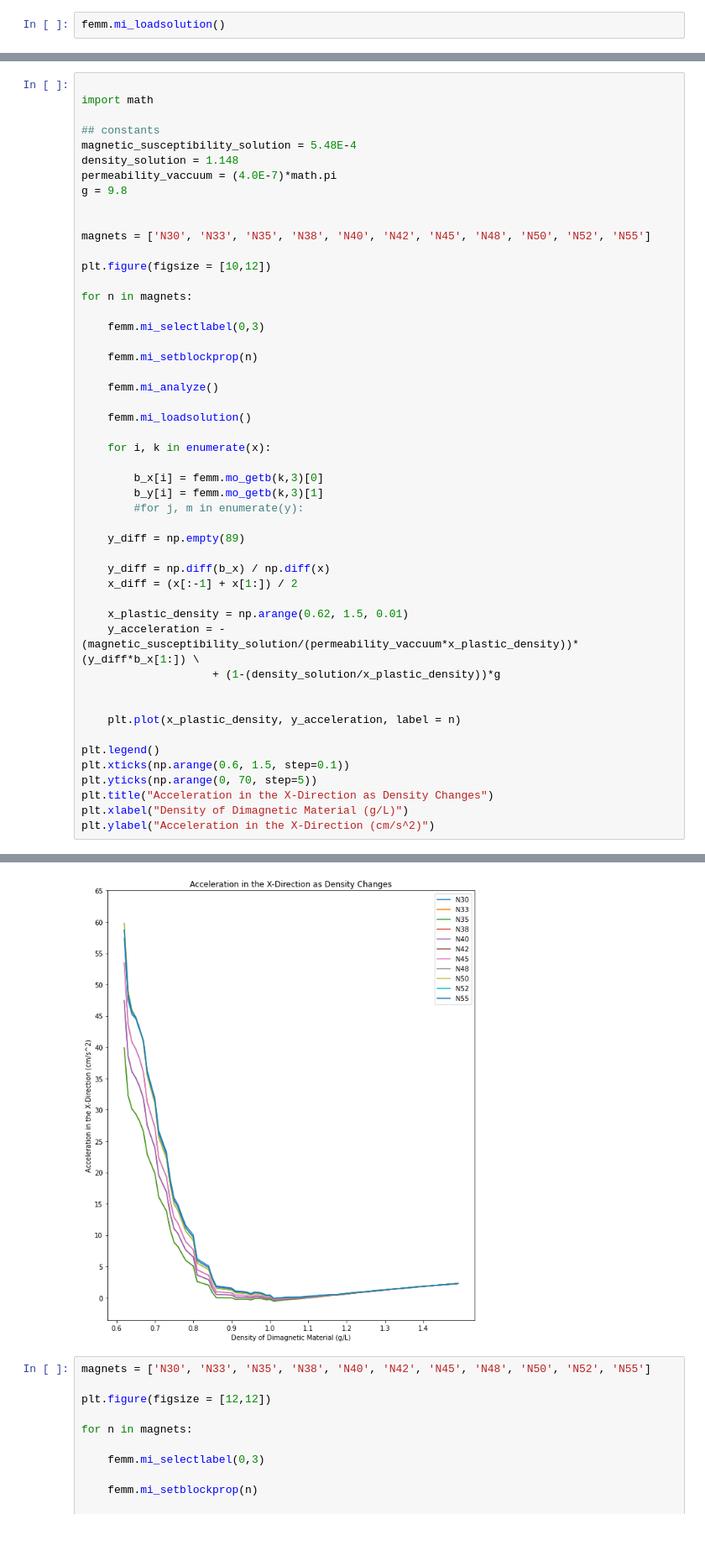
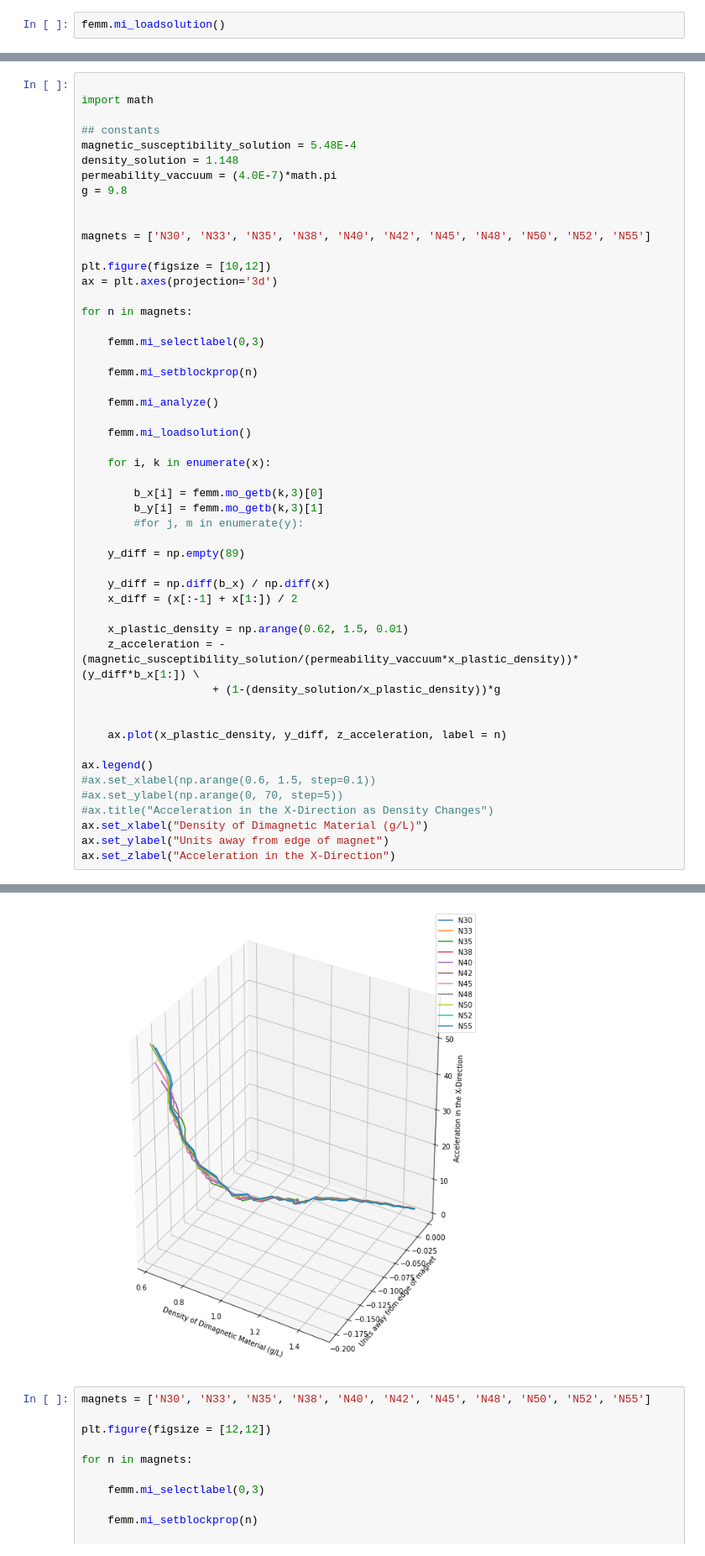
Before and after one commit to anamat21/magnetic-projection-research, a Jupyter notebook: Research/Magnetic_Projection.ipynb, the cells around one changed output, grey strips where cells are left out. Shown at 84% size. Saved outputs shown, nothing was run; the diff lists cells and outputs as text.

Commit message:
making 3d plot

```diff
--- a/Research/Magnetic_Projection.ipynb
+++ b/Research/Magnetic_Projection.ipynb
@@ -114,6 +114,7 @@ g = 9.8
 magnets = ['N30', 'N33', 'N35', 'N38', 'N40', 'N42', 'N45', 'N48', 'N50', 'N52', 'N55']
 
 plt.figure(figsize = [10,12])
+ax = plt.axes(projection='3d')
 
 for n in magnets:
 
@@ -137,16 +138,17 @@ for n in magnets:
     x_diff = (x[:-1] + x[1:]) / 2
 
     x_plastic_density = np.arange(0.62, 1.5, 0.01)
-    y_acceleration = -(magnetic_susceptibility_solution/(permeability_vaccuum*x_plastic_density))*(y_diff*b_x[1:]) \
+    z_acceleration = -(magnetic_susceptibility_solution/(permeability_vaccuum*x_plastic_density))*(y_diff*b_x[1:]) \
                     + (1-(density_solution/x_plastic_density))*g
 
 
-    plt.plot(x_plastic_density, y_acceleration, label = n)
+    ax.plot(x_plastic_density, y_diff, z_acceleration, label = n)
 
-plt.legend()
-plt.xticks(np.arange(0.6, 1.5, step=0.1))
-plt.yticks(np.arange(0, 70, step=5))
-plt.title("Acceleration in the X-Direction as Density Changes")
-plt.xlabel("Density of Dimagnetic Material (g/L)")
-plt.ylabel("Acceleration in the X-Direction (cm/s^2)")
+ax.legend()
+#ax.set_xlabel(np.arange(0.6, 1.5, step=0.1))
+#ax.set_ylabel(np.arange(0, 70, step=5))
+#ax.title("Acceleration in the X-Direction as Density Changes")
+ax.set_xlabel("Density of Dimagnetic Material (g/L)")
+ax.set_ylabel("Units away from edge of magnet")
+ax.set_zlabel("Acceleration in the X-Direction")
 # %% [output]
@@ -154,4 +156,4 @@ Text(0, 0.5, 'Acceleration in the X-Direction (cm/s^2)')
-[figure, old version]
+[figure, new version]
 # %%
 magnets = ['N30', 'N33', 'N35', 'N38', 'N40', 'N42', 'N45', 'N48', 'N50', 'N52', 'N55']
 
```
Also changed, not shown: parts of 1 cell of this notebook, 2 other files.
